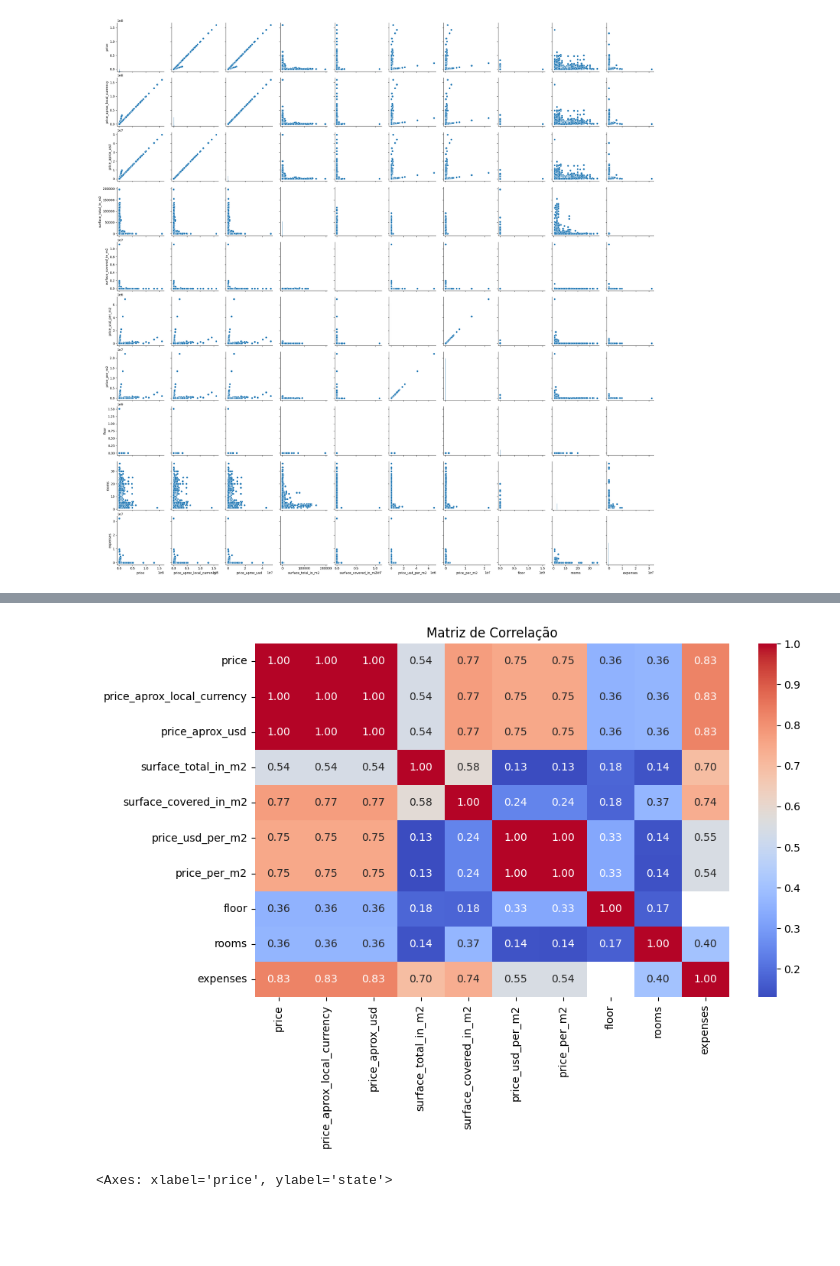
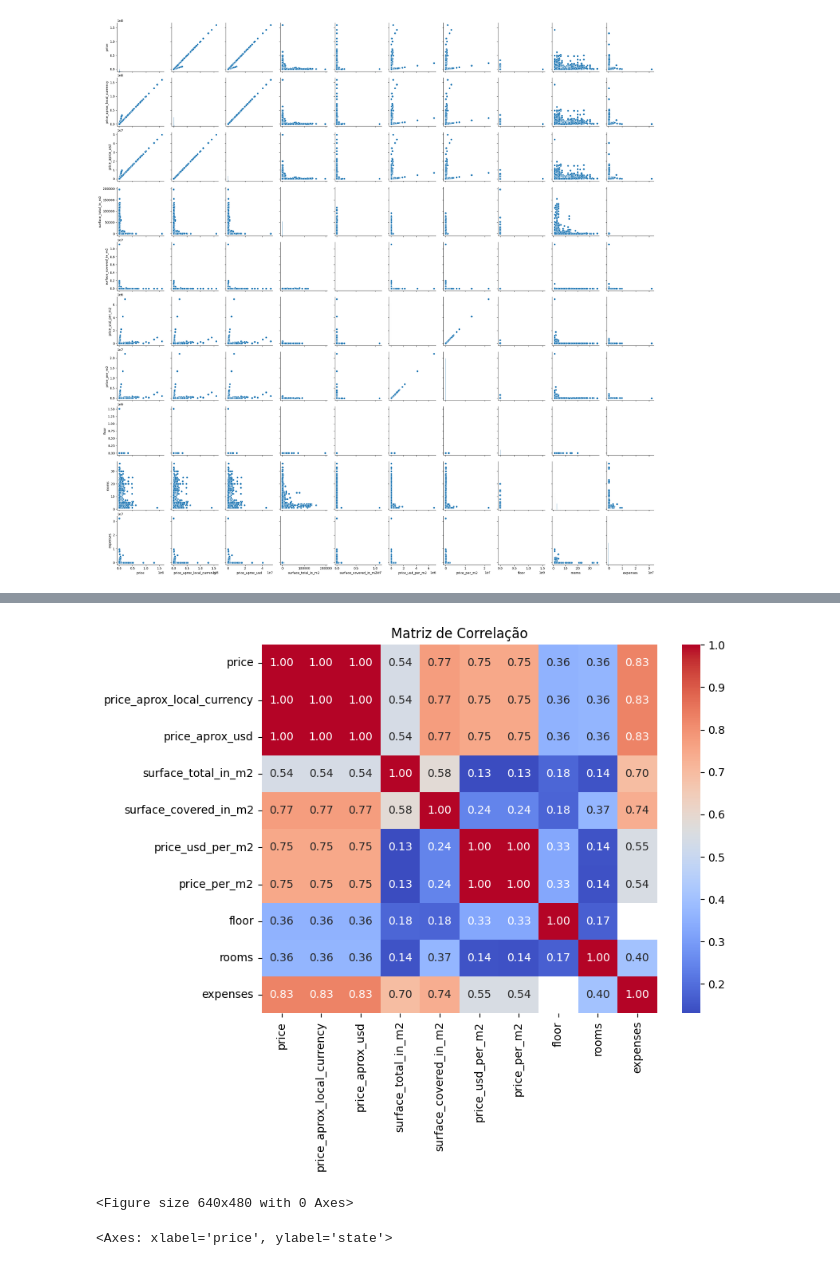
Before and after one commit to Eduarda-Donato/real_state, a Jupyter notebook: notebooks/EDA.ipynb, the cells around one changed output, grey strips where cells are left out. Saved outputs shown, nothing was run; the diff lists cells and outputs as text; code cells hidden in the pictures; blank space fills up the shorter version.

```diff
--- a/notebooks/EDA.ipynb
+++ b/notebooks/EDA.ipynb
@@ -249,12 +296,19 @@ sns.pairplot(df[cols])
 # %%
 corr_matrix = df[cols].corr(method='spearman', numeric_only=True)
 
-plt.figure(figsize=(10,6))
+plt.figure(figsize=(8,6))
 sns.heatmap(corr_matrix, annot=True, cmap='coolwarm', fmt=".2f")
 plt.title("Matriz de Correlação")
 plt.show()
+
+images_dir = os.path.join('..', 'images')
+#os.makedirs('images', exist_ok=True)
+plt.tight_layout()  # garante que nada fique cortado
+plt.savefig( 'correlation_matrix.png', dpi=300)
+plt.savefig(os.path.join(images_dir, 'correlation_matrix.png'), dpi=300)
 # %% [output]
-[figure, old version]
+[figure, new version]
+<Figure size 640x480 with 0 Axes>
 # %%
 df_sample = df.sample(100000, random_state=42)
 sns.violinplot(data=df_sample, x='price', y='state', orient='h')
```
Also changed, not shown: parts of 4 cells of this notebook, 3 other files.
